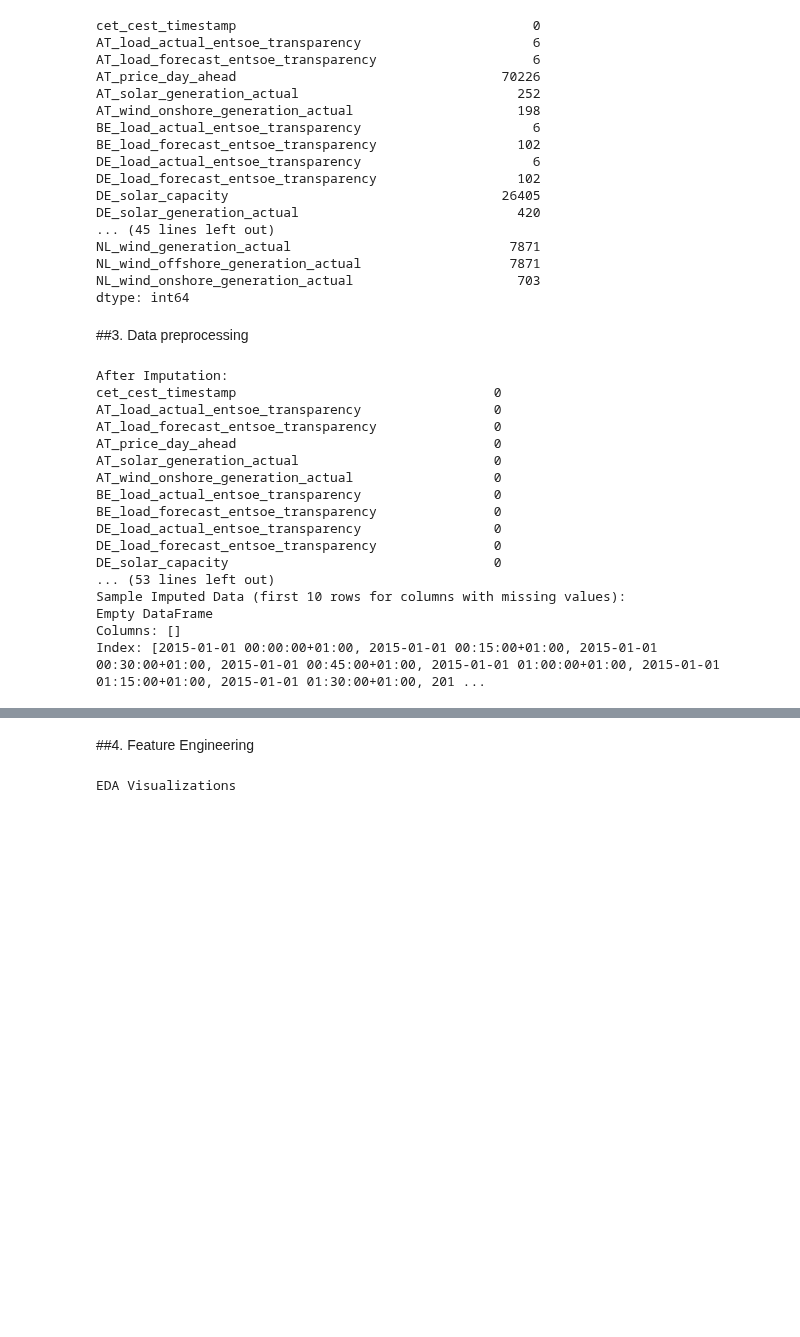
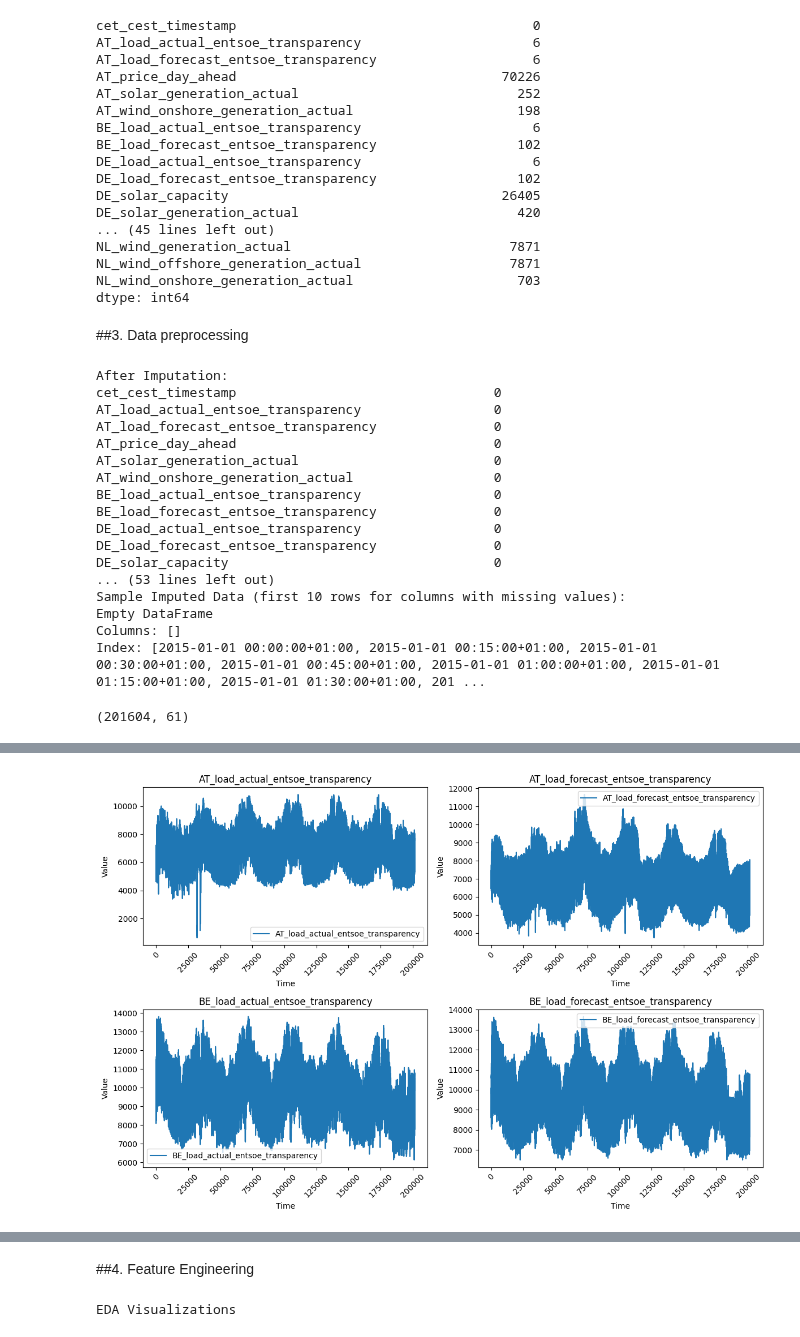
Before and after one commit to Phionanamugga/Energy_Projects, a Jupyter notebook: load_forecasting.ipynb, the cells around one changed output, grey strips where cells are left out. Cells and saved outputs as stored; diff of their text form; code cells hidden in the pictures; blank space fills up the shorter version.

```diff
--- a/load_forecasting.ipynb
+++ b/load_forecasting.ipynb
@@ -245,0 +233,4 @@ def validate_data(df):
+# %%
+new_df.shape
+# %% [output]
+(201604, 61)
@@ -245,0 +305,71 @@ def validate_data(df):
+# %%
+# 1. Check Temporal Balance
+# Verify time index consistency (15-minute intervals)
+time_diffs = new_df.index.to_series().diff().dropna()
+print("\nTime Interval Consistency:")
+print("Mean time difference:", time_diffs.mean())
+print("Std of time differences:", time_diffs.std())
+print("Max gap:", time_diffs.max())
+if time_diffs.eq(pd.Timedelta(minutes=15)).all():
+    print("All intervals are 15 minutes, dataset is temporally balanced.")
+else:
+    print("Warning: Inconsistent intervals detected. Check for gaps.")
+
+# 2. Identify key columns for balance check (load, price, generation, capacity)
+load_columns = [col for col in new_df.columns if 'load_actual' in col or 'load_forecast' in col]
+price_columns = [col for col in new_df.columns if 'price_day_ahead' in col]
+generation_columns = [col for col in new_df.columns if 'generation' in col]
+capacity_columns = [col for col in new_df.columns if 'capacity' in col]
+
+key_columns = load_columns + price_columns + generation_columns + capacity_columns
+print("\nKey Columns for Balance Check:", key_columns)
+
+# 3. Statistical Balance Check
+print("\nStatistical Summary for Key Columns:")
+for col in key_columns:
+    if col in new_df.columns:
+        stats = new_df[col].describe()
+        print(f"\n{col}:")
+        print(stats)
+        # Check for extreme outliers (e.g., values beyond 3*IQR from Q1/Q3)
+        Q1 = stats['25%']
+        Q3 = stats['75%']
+        IQR = Q3 - Q1
+        outliers = (new_df[col] < (Q1 - 3 * IQR)) | (new_df[col] > (Q3 + 3 * IQR))
+        outlier_count = outliers.sum()
+        print(f"Outliers (>3*IQR): {outlier_count} ({outlier_count/len(new_df)*100:.2f}%)")
+        if outlier_count > 0:
+            print("Warning: Potential imbalance due to outliers.")
+
+# 4. Visualize Balance
+plt.figure(figsize=(12, 8))
+
+# Plot time series for a sample of columns
+for i, col in enumerate(key_columns[:4], 1):  # Limit to 4 for clarity
+    if col in new_df.columns:
+        plt.subplot(2, 2, i)
+        plt.plot(new_df.index,new_df[col], label=col)
+        plt.title(col)
+        plt.xlabel('Time')
+        plt.ylabel('Value')
+        plt.legend()
+        plt.xticks(rotation=45)
+
+plt.tight_layout()
+plt.show()
+
+# 5. Country-wise Balance (if applicable)
+country_cols = {col.split('_')[0] for col in key_columns if '_' in col}
+print("\nCountry Representation:")
+for country in country_cols:
+    country_cols_list = [col for col in key_columns if col.startswith(country + '_')]
+    if country_cols_list:
+        print(f"{country}: {len(country_cols_list)} columns, total non-null entries: {new_df[country_cols_list].notna().sum().sum()}")
+
+# 6. Summary
+print("\nBalance Assessment:")
+if time_diffs.eq(pd.Timedelta(minutes=15)).all() and outlier_count == 0:
+    print("Dataset appears well-balanced temporally and statistically.")
+else:
+    print("Dataset may be imbalanced. Review warnings above for details.")
+# %% [output]
@@ -245,0 +393 @@ def validate_data(df):
+[figure, added]
```
Also changed, not shown: parts of 5 cells of this notebook.
